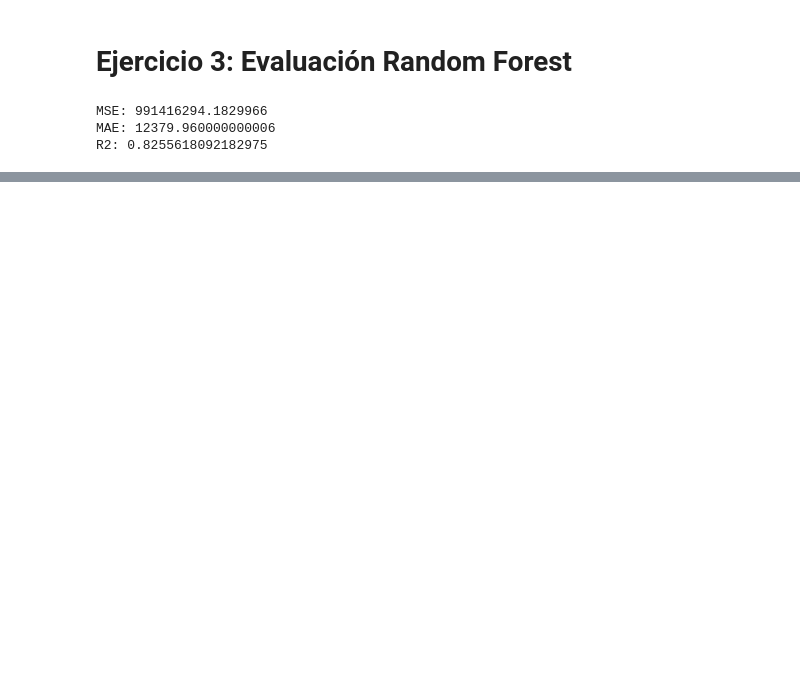
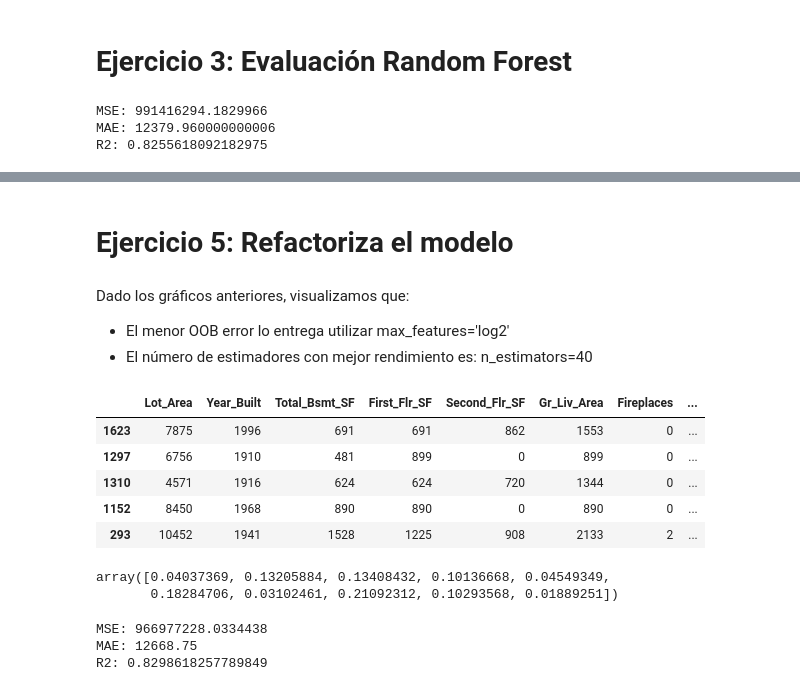
Before and after one commit to oportusgonzalo/data-science-desafio-latam, a Jupyter notebook: machine-learning/desafio_random_forest/desafio.ipynb, the cells around one changed output, grey strips where cells are left out. Drawn from its saved outputs; the diff is of its cells as text; code cells hidden in the pictures; blank space fills up the shorter version.

```diff
--- a/machine-learning/desafio_random_forest/desafio.ipynb
+++ b/machine-learning/desafio_random_forest/desafio.ipynb
@@ -75,0 +127,7 @@ En comparación al modelo propio, y el de mi compañero:
+# %% [markdown]
+# Ejercicio 5: Refactoriza el modelo
+# %% [markdown]
+Dado los gráficos anteriores, visualizamos que:
+
+* El menor OOB error lo entrega utilizar max_features='log2'
+* El número de estimadores con mejor rendimiento es: n_estimators=40
@@ -75,0 +141,20 @@ En comparación al modelo propio, y el de mi compañero:
+# %%
+X_train_pickle.head()
+# %% [output]
+|  | Lot_Area | Year_Built | Total_Bsmt_SF | First_Flr_SF | Second_Flr_SF | Gr_Liv_Area | Fireplaces | ... |
+| 1623 | 7875 | 1996 | 691 | 691 | 862 | 1553 | 0 | ... |
+| 1297 | 6756 | 1910 | 481 | 899 | 0 | 899 | 0 | ... |
+| 1310 | 4571 | 1916 | 624 | 624 | 720 | 1344 | 0 | ... |
+| 1152 | 8450 | 1968 | 890 | 890 | 0 | 890 | 0 | ... |
+| 293 | 10452 | 1941 | 1528 | 1225 | 908 | 2133 | 2 | ... |
+# %%
+best_model.feature_importances_
+# %% [output]
+array([0.04037369, 0.13205884, 0.13408432, 0.10136668, 0.04549349,
+       0.18284706, 0.03102461, 0.21092312, 0.10293568, 0.01889251])
+# %%
+report_metrics(best_model, y_test_pickle, X_test_pickle)
+# %% [output]
+MSE: 966977228.0334438
+MAE: 12668.75
+R2: 0.8298618257789849
```
Also changed, not shown: parts of 13 cells of this notebook, 10 other files.
